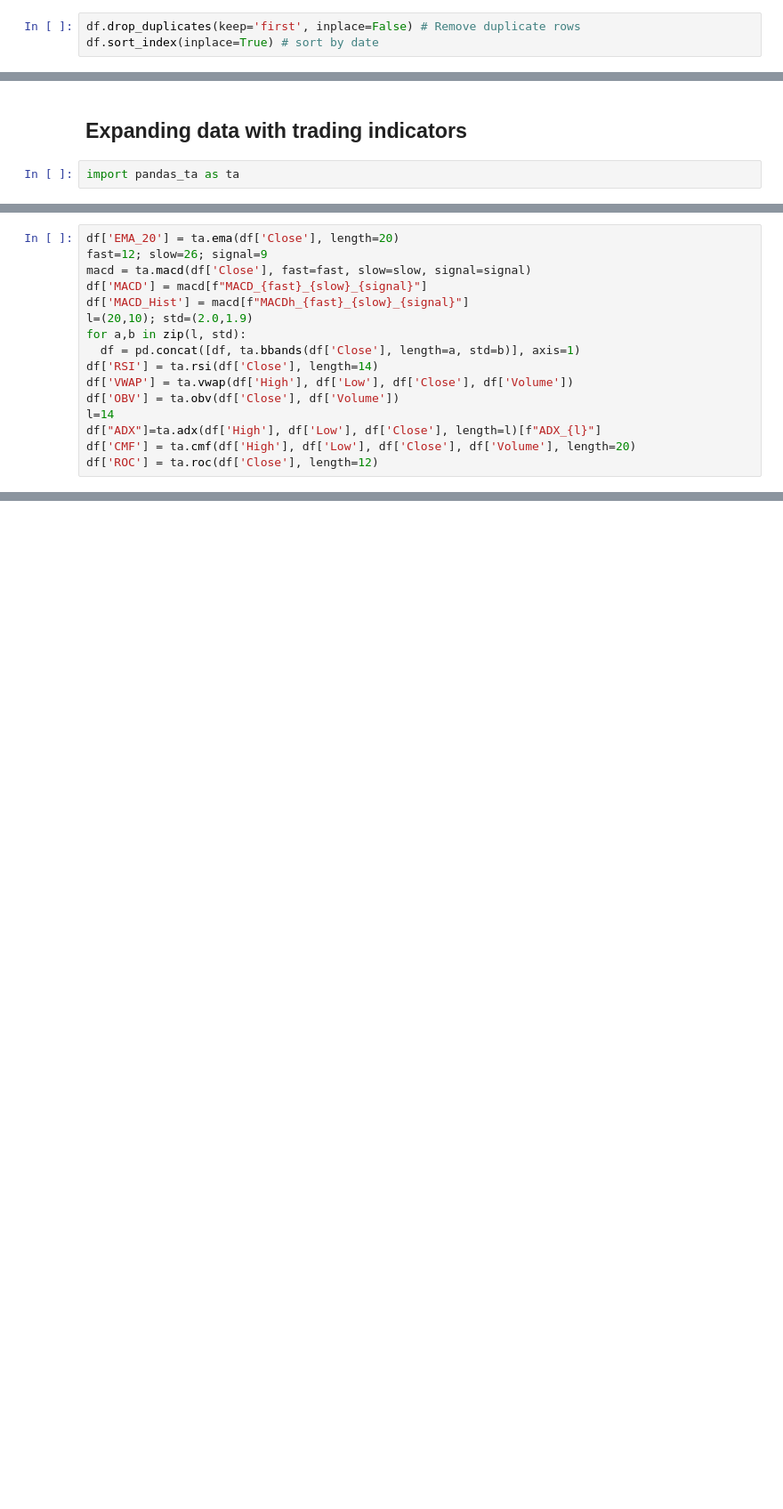
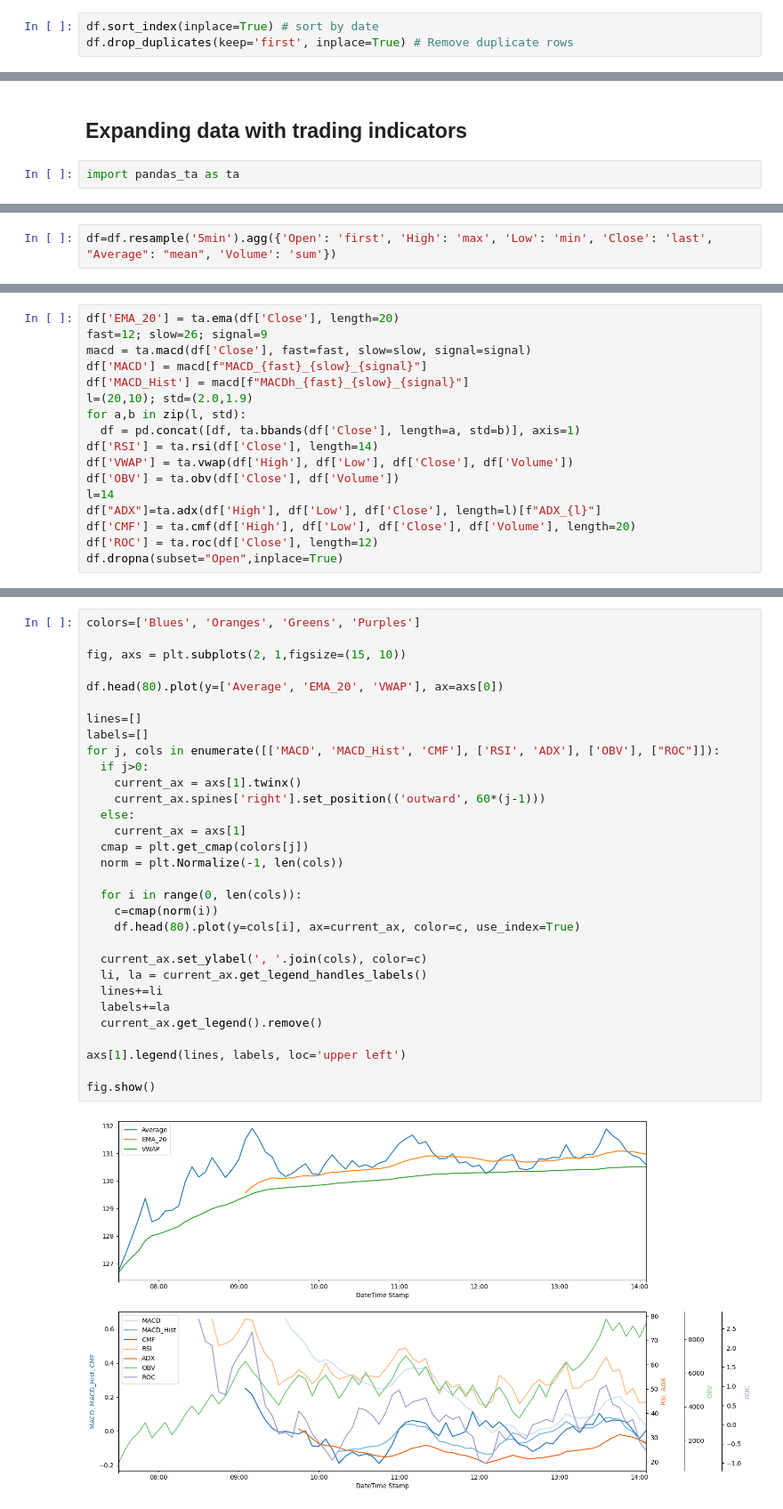
Before and after one commit to lorenzovecchietti/FinanceAI, a Jupyter notebook: Financial_Markets_Prediction_with_Deep_Learning.ipynb, the cells around one changed output, grey strips where cells are left out. Shown at 89% size. Saved outputs shown, nothing was run; the diff lists cells and outputs as text; blank space fills up the shorter version.

```diff
--- a/Financial_Markets_Prediction_with_Deep_Learning.ipynb
+++ b/Financial_Markets_Prediction_with_Deep_Learning.ipynb
@@ -72,9 +72,9 @@ DateTime Stamp
 2009-05-22 07:35:00  89.273003
 # %% [markdown]
 # Clean Data
-# %%
-df.drop_duplicates(keep='first', inplace=False) # Remove duplicate rows
-df.sort_index(inplace=True) # sort by date
+# %%
+df.sort_index(inplace=True) # sort by date
+df.drop_duplicates(keep='first', inplace=True) # Remove duplicate rows
 # %% [markdown]
 ## Check data
 # %% [markdown]
@@ -124,0 +111,2 @@ import pandas_ta as ta
+# %%
+df=df.resample('5min').agg({'Open': 'first', 'High': 'max', 'Low': 'min', 'Close': 'last', "Average": "mean", 'Volume': 'sum'})
@@ -138,3 +128,4 @@ l=14
 df["ADX"]=ta.adx(df['High'], df['Low'], df['Close'], length=l)[f"ADX_{l}"]
 df['CMF'] = ta.cmf(df['High'], df['Low'], df['Close'], df['Volume'], length=20)
 df['ROC'] = ta.roc(df['Close'], length=12)
+df.dropna(subset="Open",inplace=True)
@@ -140,0 +134,33 @@ df['ROC'] = ta.roc(df['Close'], length=12)
+# %%
+colors=['Blues', 'Oranges', 'Greens', 'Purples']
+
+fig, axs = plt.subplots(2, 1,figsize=(15, 10))
+
+df.head(80).plot(y=['Average', 'EMA_20', 'VWAP'], ax=axs[0])
+
+lines=[]
+labels=[]
+for j, cols in enumerate([['MACD', 'MACD_Hist', 'CMF'], ['RSI', 'ADX'], ['OBV'], ["ROC"]]):
+  if j>0:
+    current_ax = axs[1].twinx()
+    current_ax.spines['right'].set_position(('outward', 60*(j-1)))
+  else:
+    current_ax = axs[1]
+  cmap = plt.get_cmap(colors[j])
+  norm = plt.Normalize(-1, len(cols))
+
+  for i in range(0, len(cols)):
+    c=cmap(norm(i))
+    df.head(80).plot(y=cols[i], ax=current_ax, color=c, use_index=True)
+
+  current_ax.set_ylabel(', '.join(cols), color=c)
+  li, la = current_ax.get_legend_handles_labels()
+  lines+=li
+  labels+=la
+  current_ax.get_legend().remove()
+
+axs[1].legend(lines, labels, loc='upper left')
+
+fig.show()
+# %% [output]
+[figure, added]
```
Also changed, not shown: parts of 5 cells of this notebook.
